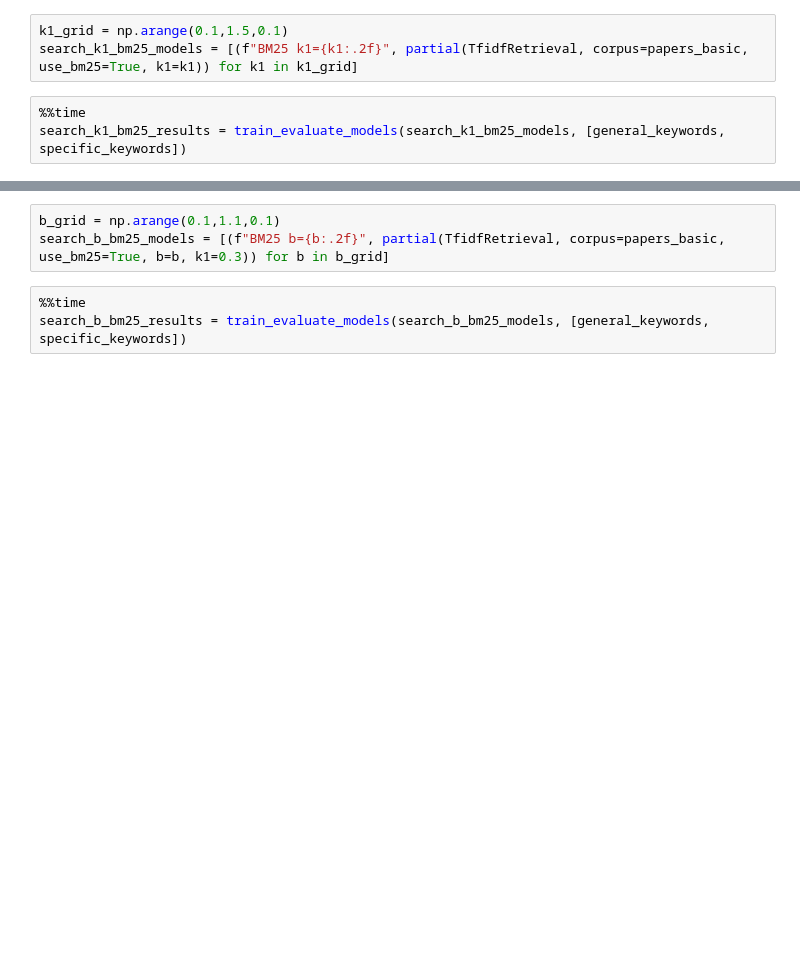
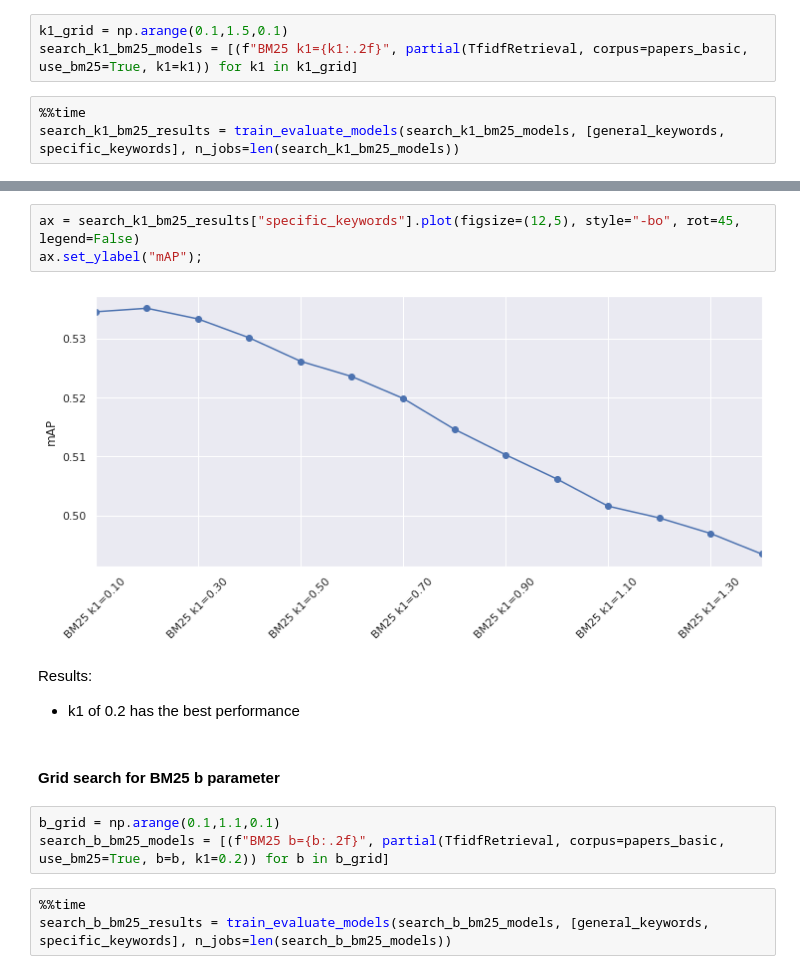
Before and after one commit to JNKielmann/Master-Thesis, a Jupyter notebook: paper_retrieval/tf_idf_evaluation.ipynb, the cells around one changed output, grey strips where cells are left out. Saved outputs shown, nothing was run; the diff lists cells and outputs as text; blank space fills up the shorter version.

```diff
--- a/paper_retrieval/tf_idf_evaluation.ipynb
+++ b/paper_retrieval/tf_idf_evaluation.ipynb
@@ -92,7 +122,7 @@ k1_grid = np.arange(0.1,1.5,0.1)
 search_k1_bm25_models = [(f"BM25 k1={k1:.2f}", partial(TfidfRetrieval, corpus=papers_basic, use_bm25=True, k1=k1)) for k1 in k1_grid]
 # %%
 %%time
-search_k1_bm25_results = train_evaluate_models(search_k1_bm25_models, [general_keywords, specific_keywords])
+search_k1_bm25_results = train_evaluate_models(search_k1_bm25_models, [general_keywords, specific_keywords], n_jobs=len(search_k1_bm25_models))
 # %%
 print("mAP scores for bm25 k1 search models:")
 search_k1_bm25_results
@@ -99,9 +146,19 @@ search_k1_bm25_results
+# %%
+ax = search_k1_bm25_results["specific_keywords"].plot(figsize=(12,5), style="-bo", rot=45, legend=False)
+ax.set_ylabel("mAP");
+# %% [output]
+[figure, added]
+# %% [markdown]
+Results:
+- k1 of 0.2 has the best performance
+# %% [markdown]
+#### Grid search for BM25 b parameter
 # %%
 b_grid = np.arange(0.1,1.1,0.1)
-search_b_bm25_models = [(f"BM25 b={b:.2f}", partial(TfidfRetrieval, corpus=papers_basic, use_bm25=True, b=b, k1=0.3)) for b in b_grid]
+search_b_bm25_models = [(f"BM25 b={b:.2f}", partial(TfidfRetrieval, corpus=papers_basic, use_bm25=True, b=b, k1=0.2)) for b in b_grid]
 # %%
 %%time
-search_b_bm25_results = train_evaluate_models(search_b_bm25_models, [general_keywords, specific_keywords])
+search_b_bm25_results = train_evaluate_models(search_b_bm25_models, [general_keywords, specific_keywords], n_jobs=len(search_b_bm25_models))
 # %%
 print("mAP scores for bm25 b search models:")
 search_b_bm25_results
```
Also changed, not shown: parts of 25 cells of this notebook.
